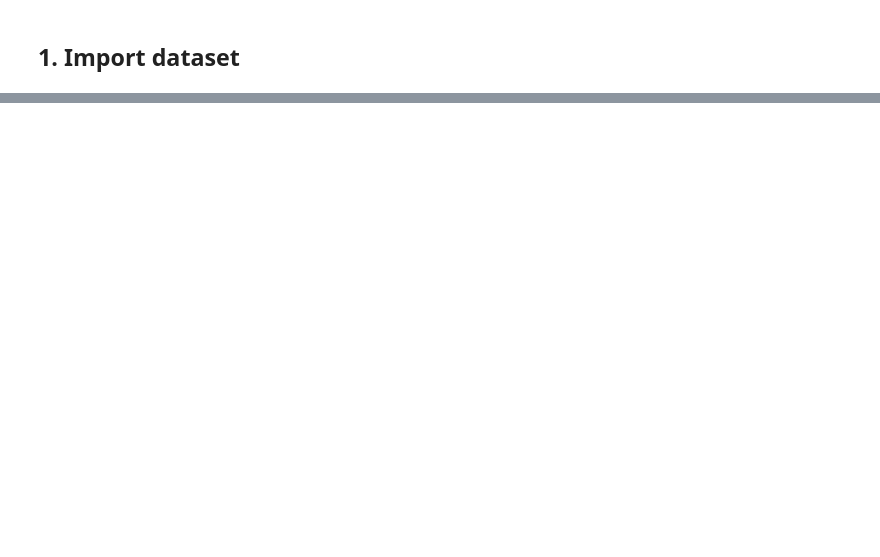
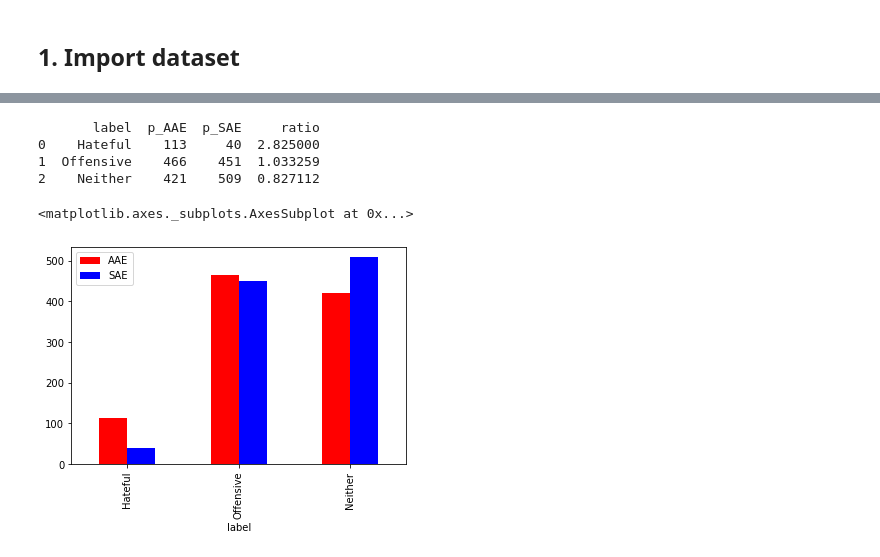
Before and after one commit to umartaufiqul/bias-awareness-platform, a Jupyter notebook: distribute/Assignment.ipynb, the cells around one changed output, grey strips where cells are left out. Saved outputs shown, nothing was run; the diff lists cells and outputs as text; code cells hidden in the pictures; blank space fills up the shorter version.

```diff
--- a/distribute/Assignment.ipynb
+++ b/distribute/Assignment.ipynb
@@ -232,0 +256,18 @@ whiteTweet = pd.DataFrame(data={'tweet': tweetList, 'class': [1 for i in range(l
+# %%
+vectorizer = preprocessingResult['vectorizer']
+model = modelResult['model']
+
+Mt = process.vectorize(vectorizer, testTweet['tweet'])
+
+predictionResult = model.predict(Mt)
+predictionProbability = model.predict_proba(Mt)
+
+resultTable = pd.concat([testTweet,
+
+                         pd.DataFrame(predictionResult, columns=['predLabel']),
+
+                         pd.DataFrame({ x: [predictionProbability[i][x] for i in range(len(predictionProbability)) ] for x in range(len(predictionProbability[0])) })],
+
+                        axis=1)
+
+resultTable
@@ -232,0 +385,47 @@ whiteTweet = pd.DataFrame(data={'tweet': tweetList, 'class': [1 for i in range(l
+# %%
+def getBiasScore(predictionResultTable) :
+    # returns values that represent the bias for each label
+
+    returnValue = pd.DataFrame([ [x, 0.1, 0.2, 0.5] for x in datasetInfo['label'] ], columns=['label', 'p_AAE', 'p_SAE', 'ratio'])
+
+    # Answer
+
+    returnValue = pd.DataFrame([ [datasetInfo['label'][x], val1, val2, val1/val2] for (x, val1, val2) in
+
+                                zip(
+                                    [ x for x in range(len(datasetInfo['label'])) ],
+                                    [ predictionResultTable.loc[(resultTable['class']==0) & (predictionResultTable['predLabel']==x)].shape[0] for x in range(len(datasetInfo['label'])) ],
+                                    [ predictionResultTable.loc[(resultTable['class']==1) & (predictionResultTable['predLabel']==x)].shape[0] for x in range(len(datasetInfo['label'])) ]
+                                )
+                               ]
+
+                              , columns=['label', 'p_AAE', 'p_SAE', 'ratio'])
+
+    return returnValue
+
+biasScore = getBiasScore(processedResultTable)
+
+print(biasScore)
+
+# Please refer to the structure of the table shown below. You must meet the structure.
+# Here, p_SAE means the proportion of tweets written in SAE with a label L.
+# The sum of (p_SAE_Hateful, p_SAE_Offensive, p_SAE_Neither) should be 1. Same for p_AAE.
+# The ratio means p_AAE / p_SAE
+
+# The following code is to plot a bar graph that shows the result more effectively.
+
+AAE_statistics = processedResultTable.loc[processedResultTable['class'] == 0]['predLabel'].value_counts()
+SAE_statistics = processedResultTable.loc[processedResultTable['class'] == 1]['predLabel'].value_counts()
+
+df = pd.DataFrame([ [datasetInfo['label'][x], biasScore['p_AAE'][x], biasScore['p_SAE'][x]] for x in range(len(datasetInfo['label'])) ],
+
+                  columns=['label', 'AAE', 'SAE'])
+
+df.plot(kind='bar', x='label', color=['red', 'blue'], width=0.5, position=0.5)
+# %% [output]
+       label  p_AAE  p_SAE     ratio
+0    Hateful    113     40  2.825000
+1  Offensive    466    451  1.033259
+2    Neither    421    509  0.827112
+<matplotlib.axes._subplots.AxesSubplot at 0x...>
+[figure, added]
```
Also changed, not shown: parts of 51 cells of this notebook, 10 other files.
